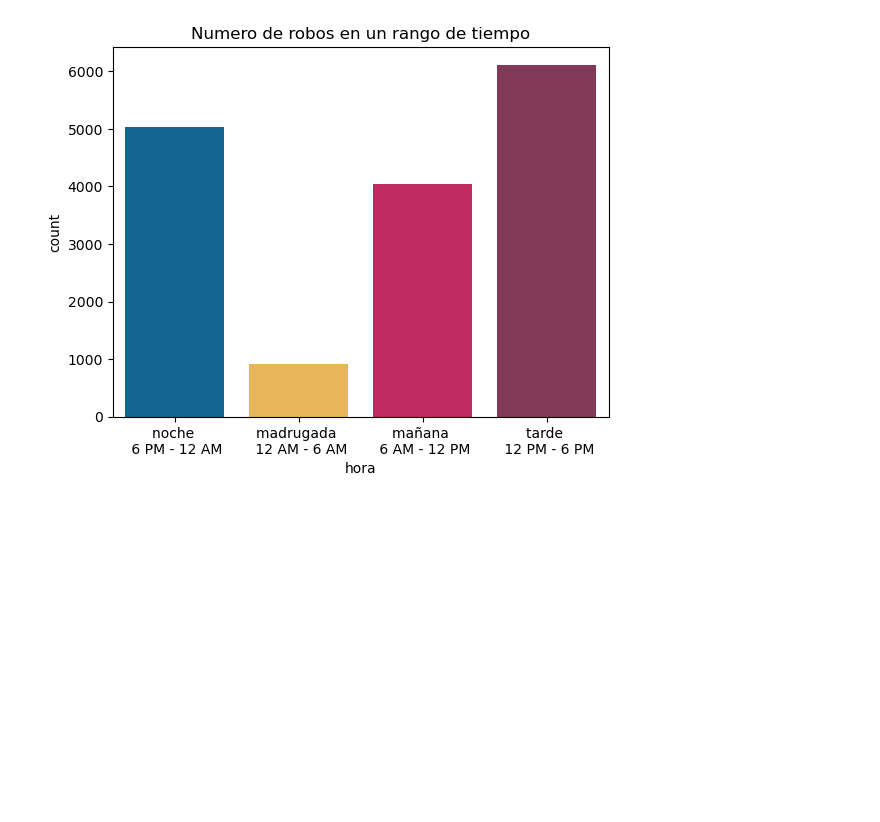
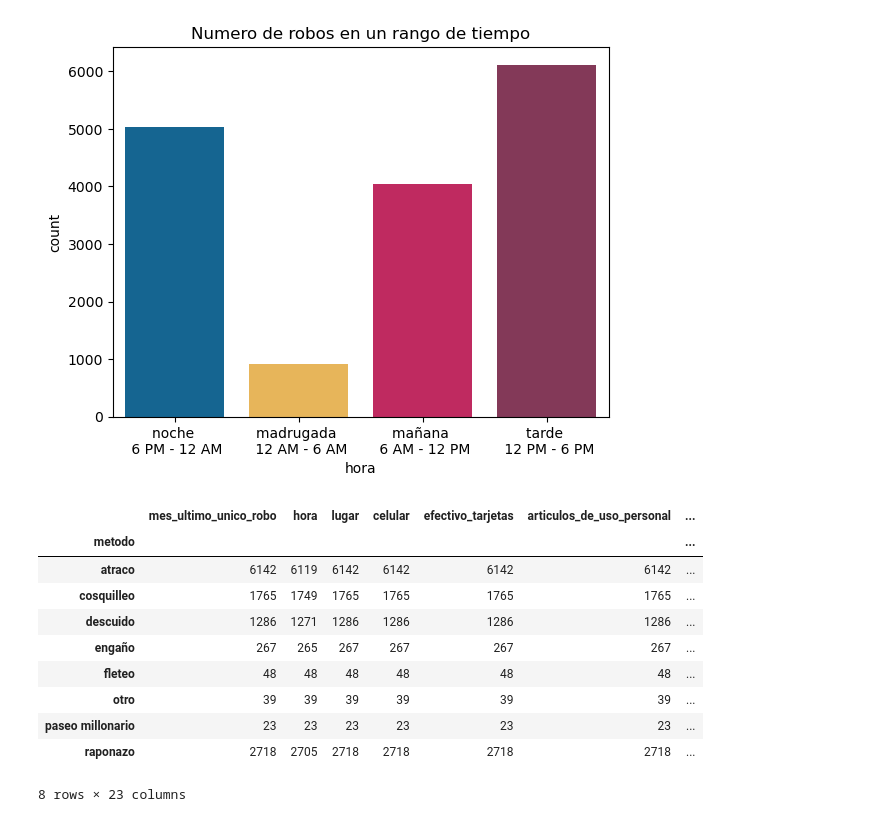
Before and after one commit to giraljv/hurtos_colombia, a Jupyter notebook: notebooks/0-2_exploration.ipynb, the cells around one changed output. Drawn from its saved outputs; the diff is of its cells as text; code cells hidden in the pictures; blank space fills up the shorter version.

```diff
--- a/notebooks/0-2_exploration.ipynb
+++ b/notebooks/0-2_exploration.ipynb
@@ -111,3 +108,17 @@ ax.set_title('Numero de robos en un rango de tiempo')
 plt.show()
 # %% [output]
 [figure]
+# %%
+df_celulares.groupby('metodo').count()
+# %% [output]
+|  | mes_ultimo_unico_robo | hora | lugar | celular | efectivo_tarjetas | articulos_de_uso_personal | ... |
+| metodo |  |  |  |  |  |  | ... |
+| atraco | 6142 | 6119 | 6142 | 6142 | 6142 | 6142 | ... |
+| cosquilleo | 1765 | 1749 | 1765 | 1765 | 1765 | 1765 | ... |
+| descuido | 1286 | 1271 | 1286 | 1286 | 1286 | 1286 | ... |
+| engaño | 267 | 265 | 267 | 267 | 267 | 267 | ... |
+| fleteo | 48 | 48 | 48 | 48 | 48 | 48 | ... |
+| otro | 39 | 39 | 39 | 39 | 39 | 39 | ... |
+| paseo millonario | 23 | 23 | 23 | 23 | 23 | 23 | ... |
+| raponazo | 2718 | 2705 | 2718 | 2718 | 2718 | 2718 | ... |
+8 rows × 23 columns
```
Also changed, not shown: parts of 4 cells of this notebook, 3 other files.
